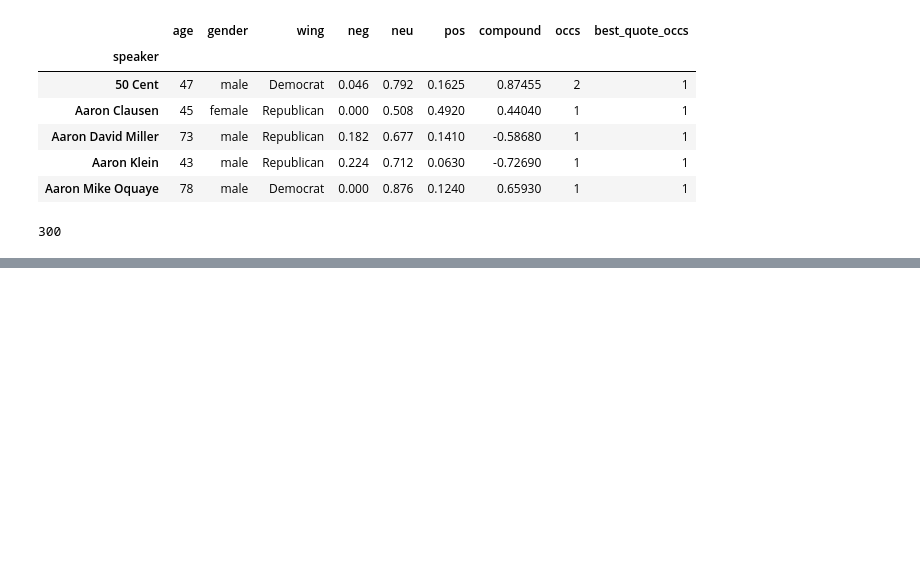
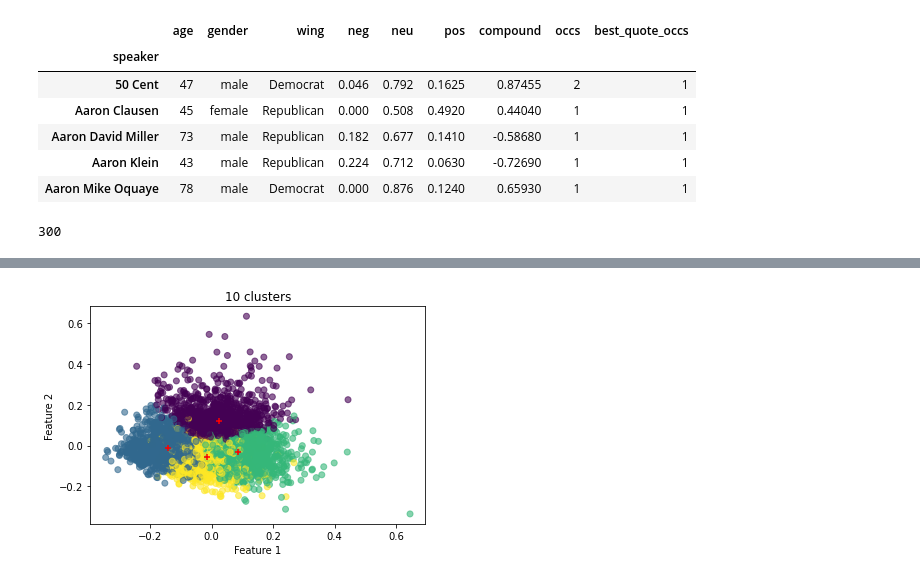
Before and after one commit to epfl-ada/ada-2021-project-adada-sur-mon-bidet, a Jupyter notebook: notebooks/speakers.ipynb, the cells around one changed output, grey strips where cells are left out. Cells and saved outputs as stored; diff of their text form; code cells hidden in the pictures; blank space fills up the shorter version.

```diff
--- a/notebooks/speakers.ipynb
+++ b/notebooks/speakers.ipynb
@@ -250,0 +295,12 @@ sns.scatterplot(x=proj[:,0], y=proj[:,1], hue=cat)
+# %%
+kmean = skc.KMeans(n_clusters = 4).fit(speaker_we)
+ax = plt.subplot()
+ax.scatter(proj[:,0], proj[:,1], c=kmean.labels_, alpha=0.6)
+ax.set_title("%s clusters"%n_clusters)
+ax.set_xlabel("Feature 1")
+ax.set_ylabel("Feature 2")
+# Plot the centroids
+for c in pca.transform(kmean.cluster_centers_):
+    ax.scatter(c[0], c[1], marker="+", color="red")
+# %% [output]
+[figure, added]
```
Also changed, not shown: parts of 12 cells of this notebook.
